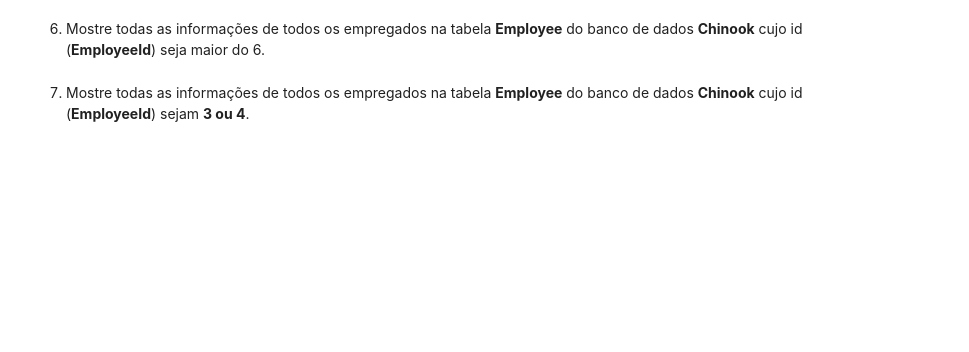
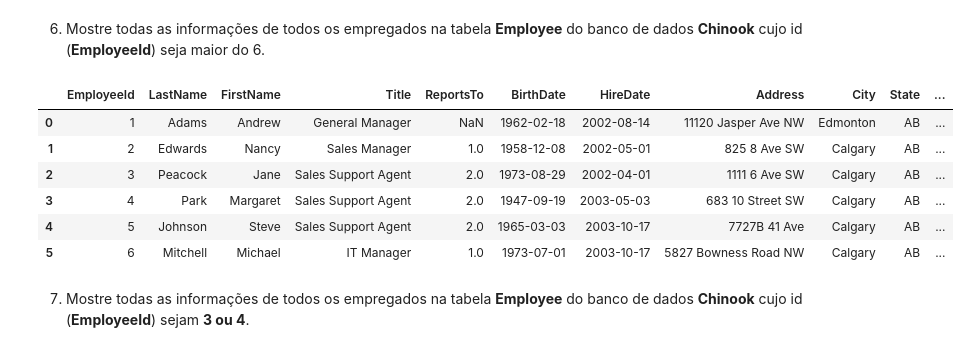
Before and after one commit to swatboss93/ciencia-de-dados, a Jupyter notebook: exercicios/aula 03/aula-3-maos-na-massa-6.ipynb, the cells around one changed output. Cells and saved outputs as stored; diff of their text form; code cells hidden in the pictures; blank space fills up the shorter version.

```diff
--- a/exercicios/aula 03/aula-3-maos-na-massa-6.ipynb
+++ b/exercicios/aula 03/aula-3-maos-na-massa-6.ipynb
@@ -11,4 +62,23 @@
 # %% [markdown]
 6. Mostre todas as informações de todos os empregados na tabela **Employee** do banco de dados **Chinook** cujo id (**EmployeeId**) seja maior do 6.
+# %%
+with engine.connect() as con:
+    metadata = MetaData()
+    employees = Table('Employee', metadata, autoload=True, autoload_with=engine)
+    query = select([employees]).where(employees.columns.EmployeeId <= 6)
+
+    rs = con.execute(query)
+    df = pd.DataFrame(rs.fetchall())
+    df.columns = rs.keys()
+
+df
+# %% [output]
+|  | EmployeeId | LastName | FirstName | Title | ReportsTo | BirthDate | HireDate | Address | City | State | ... |
+| 0 | 1 | Adams | Andrew | General Manager | NaN | 1962-02-18 | 2002-08-14 | 11120 Jasper Ave NW | Edmonton | AB | ... |
+| 1 | 2 | Edwards | Nancy | Sales Manager | 1.0 | 1958-12-08 | 2002-05-01 | 825 8 Ave SW | Calgary | AB | ... |
+| 2 | 3 | Peacock | Jane | Sales Support Agent | 2.0 | 1973-08-29 | 2002-04-01 | 1111 6 Ave SW | Calgary | AB | ... |
+| 3 | 4 | Park | Margaret | Sales Support Agent | 2.0 | 1947-09-19 | 2003-05-03 | 683 10 Street SW | Calgary | AB | ... |
+| 4 | 5 | Johnson | Steve | Sales Support Agent | 2.0 | 1965-03-03 | 2003-10-17 | 7727B 41 Ave | Calgary | AB | ... |
+| 5 | 6 | Mitchell | Michael | IT Manager | 1.0 | 1973-07-01 | 2003-10-17 | 5827 Bowness Road NW | Calgary | AB | ... |
 # %% [markdown]
 7. Mostre todas as informações de todos os empregados na tabela **Employee** do banco de dados **Chinook** cujo id (**EmployeeId**) sejam **3 ou 4**.
```
Also changed, not shown: parts of 10 cells of this notebook.
